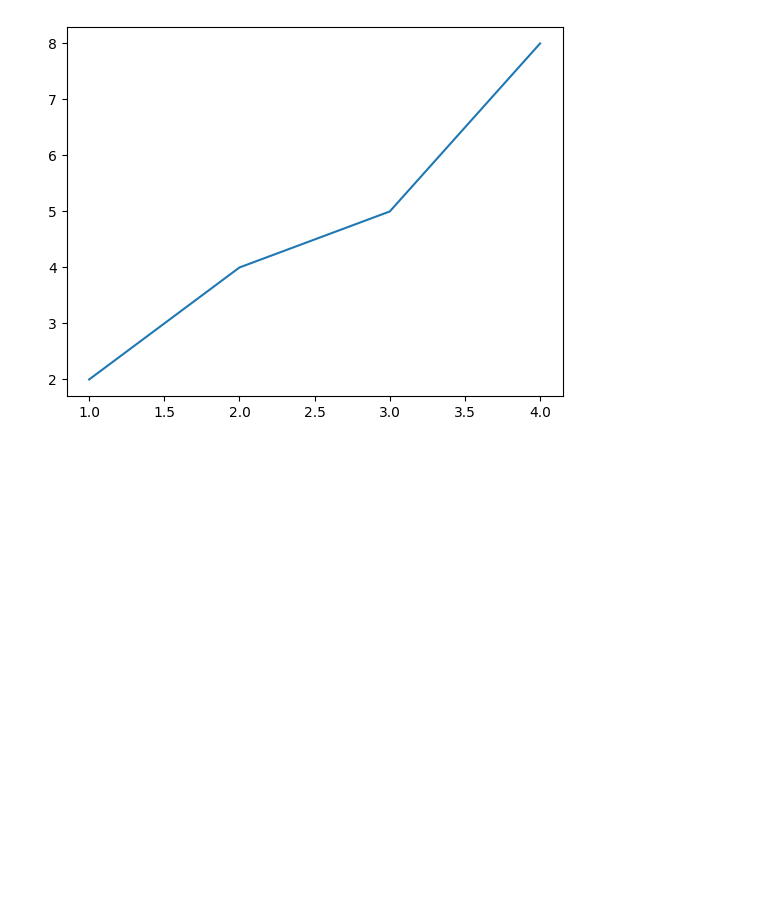
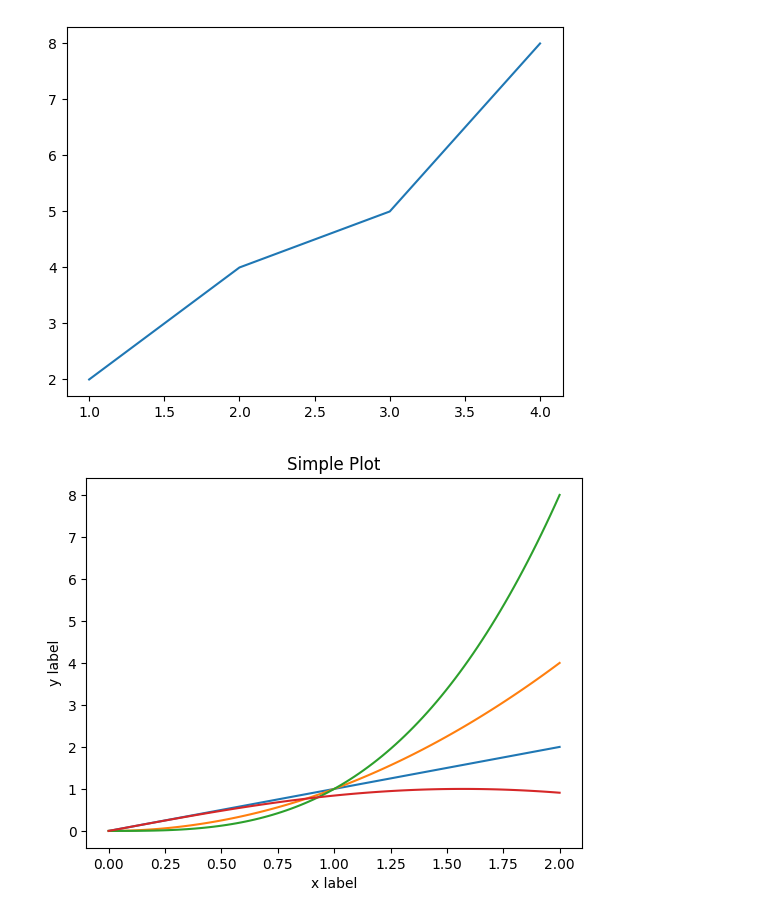
Before and after one commit to coderkartikeya/ml-learning, a Jupyter notebook: matplotlib.ipynb, the cells around one changed output. Cells and saved outputs as stored; diff of their text form; code cells hidden in the pictures; blank space fills up the shorter version.

```diff
--- a/matplotlib.ipynb
+++ b/matplotlib.ipynb
@@ -9,3 +9,16 @@ ax.plot([1,2,3,4],[2,4,5,8])
 plt.show()
 # %% [output]
 [figure]
+# %%
+x=np.linspace(0,2,100)
+fig,ax=plt.subplots()
+ax.plot(x,x,label='linear')
+ax.plot(x,x**2,label='quadratic')
+ax.plot(x,x**3,label='cubic')
+ax.plot(x,np.sin(x),label='sine')
+ax.set_xlabel('x label')
+ax.set_ylabel('y label')
+ax.set_title('Simple Plot')
+plt.show()
+# %% [output]
+[figure, added]
```
Also changed, not shown: parts of 8 cells of this notebook.
